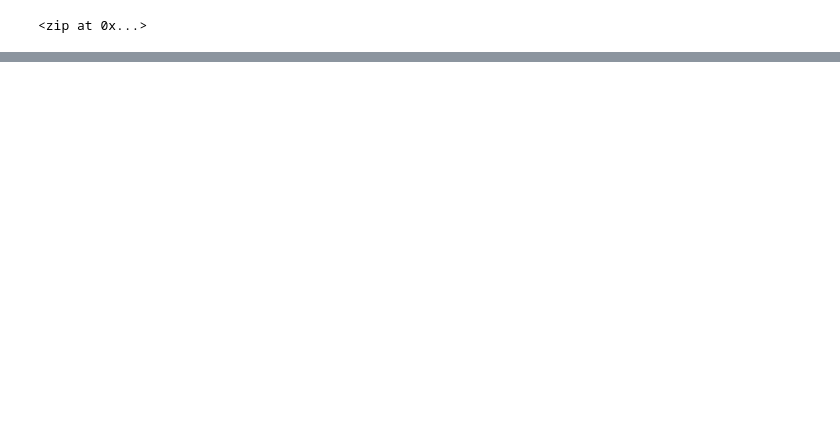
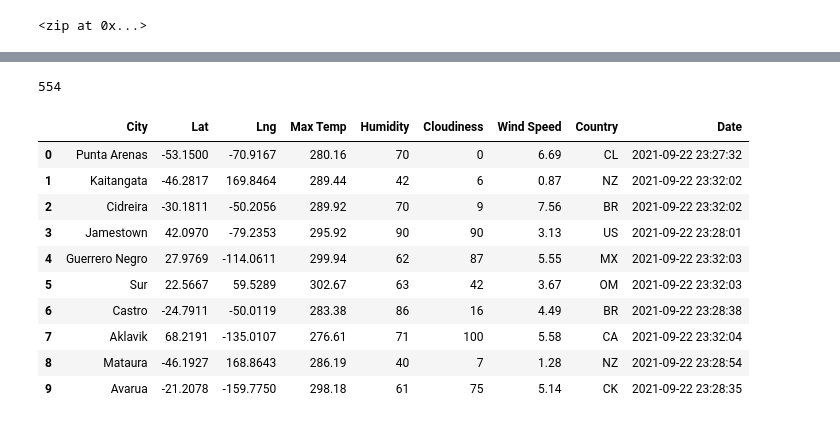
Before and after one commit to Shreya093/World_Weather_Analysis, a Jupyter notebook: WeatherPy.ipynb, the cells around one changed output, grey strips where cells are left out. Saved outputs shown, nothing was run; the diff lists cells and outputs as text; code cells hidden in the pictures; blank space fills up the shorter version.

```diff
--- a/WeatherPy.ipynb
+++ b/WeatherPy.ipynb
@@ -34,0 +39,2 @@ len(cities)
+# %%
+url = 'http://api.openweathermap.org/data/2.5/weather?&APPID=' + weather_api_key
@@ -34,0 +120,20 @@ len(cities)
+# %%
+len(city_data)
+# %% [output]
+554
+# %%
+# Convert the array of dictionaries to a Pandas DataFrame.
+city_data_df = pd.DataFrame(city_data)
+city_data_df.head(10)
+# %% [output]
+|  | City | Lat | Lng | Max Temp | Humidity | Cloudiness | Wind Speed | Country | Date |
+| 0 | Punta Arenas | -53.1500 | -70.9167 | 280.16 | 70 | 0 | 6.69 | CL | 2021-09-22 23:27:32 |
+| 1 | Kaitangata | -46.2817 | 169.8464 | 289.44 | 42 | 6 | 0.87 | NZ | 2021-09-22 23:32:02 |
+| 2 | Cidreira | -30.1811 | -50.2056 | 289.92 | 70 | 9 | 7.56 | BR | 2021-09-22 23:32:02 |
+| 3 | Jamestown | 42.0970 | -79.2353 | 295.92 | 90 | 90 | 3.13 | US | 2021-09-22 23:28:01 |
+| 4 | Guerrero Negro | 27.9769 | -114.0611 | 299.94 | 62 | 87 | 5.55 | MX | 2021-09-22 23:32:03 |
+| 5 | Sur | 22.5667 | 59.5289 | 302.67 | 63 | 42 | 3.67 | OM | 2021-09-22 23:32:03 |
+| 6 | Castro | -24.7911 | -50.0119 | 283.38 | 86 | 16 | 4.49 | BR | 2021-09-22 23:28:38 |
+| 7 | Aklavik | 68.2191 | -135.0107 | 276.61 | 71 | 100 | 5.58 | CA | 2021-09-22 23:32:04 |
+| 8 | Mataura | -46.1927 | 168.8643 | 286.19 | 40 | 7 | 1.28 | NZ | 2021-09-22 23:28:54 |
+| 9 | Avarua | -21.2078 | -159.7750 | 298.18 | 61 | 75 | 5.14 | CK | 2021-09-22 23:28:35 |
```
Also changed, not shown: parts of 6 cells of this notebook, 4 other files.
